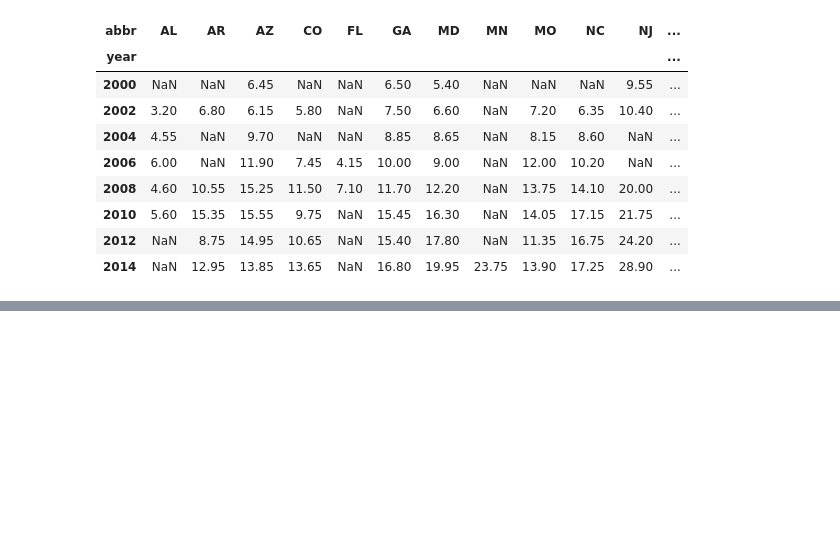
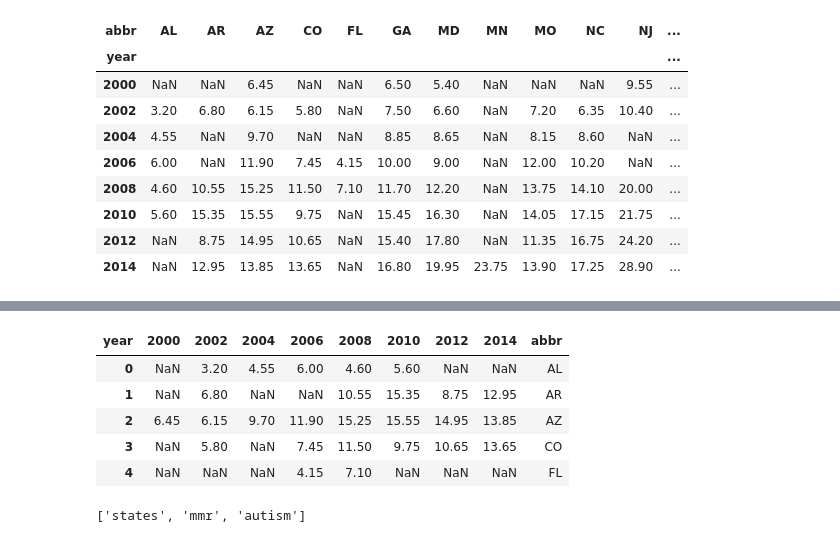
Before and after one commit to loobiner/mypythonETL, a Jupyter notebook: ETL demo.ipynb, the cells around one changed output, grey strips where cells are left out. Drawn from its saved outputs; the diff is of its cells as text; code cells hidden in the pictures; blank space fills up the shorter version.

```diff
--- a/ETL demo.ipynb
+++ b/ETL demo.ipynb
@@ -151,0 +166,13 @@ aut_df_six
+# %%
+state = list(aut_df_six.index.values)
+# %%
+aut_df_seven = aut_df_six.reset_index(drop=True)
+aut_df_seven['abbr'] = state
+aut_df_seven.head()
+# %% [output]
+| year | 2000 | 2002 | 2004 | 2006 | 2008 | 2010 | 2012 | 2014 | abbr |
+| 0 | NaN | 3.20 | 4.55 | 6.00 | 4.60 | 5.60 | NaN | NaN | AL |
+| 1 | NaN | 6.80 | NaN | NaN | 10.55 | 15.35 | 8.75 | 12.95 | AR |
+| 2 | 6.45 | 6.15 | 9.70 | 11.90 | 15.25 | 15.55 | 14.95 | 13.85 | AZ |
+| 3 | NaN | 5.80 | NaN | 7.45 | 11.50 | 9.75 | 10.65 | 13.65 | CO |
+| 4 | NaN | NaN | NaN | 4.15 | 7.10 | NaN | NaN | NaN | FL |
@@ -151,0 +182,4 @@ aut_df_six
+# %%
+engine.table_names()
+# %% [output]
+['states', 'mmr', 'autism']
```
Also changed, not shown: parts of 12 cells of this notebook, 2 other files.
